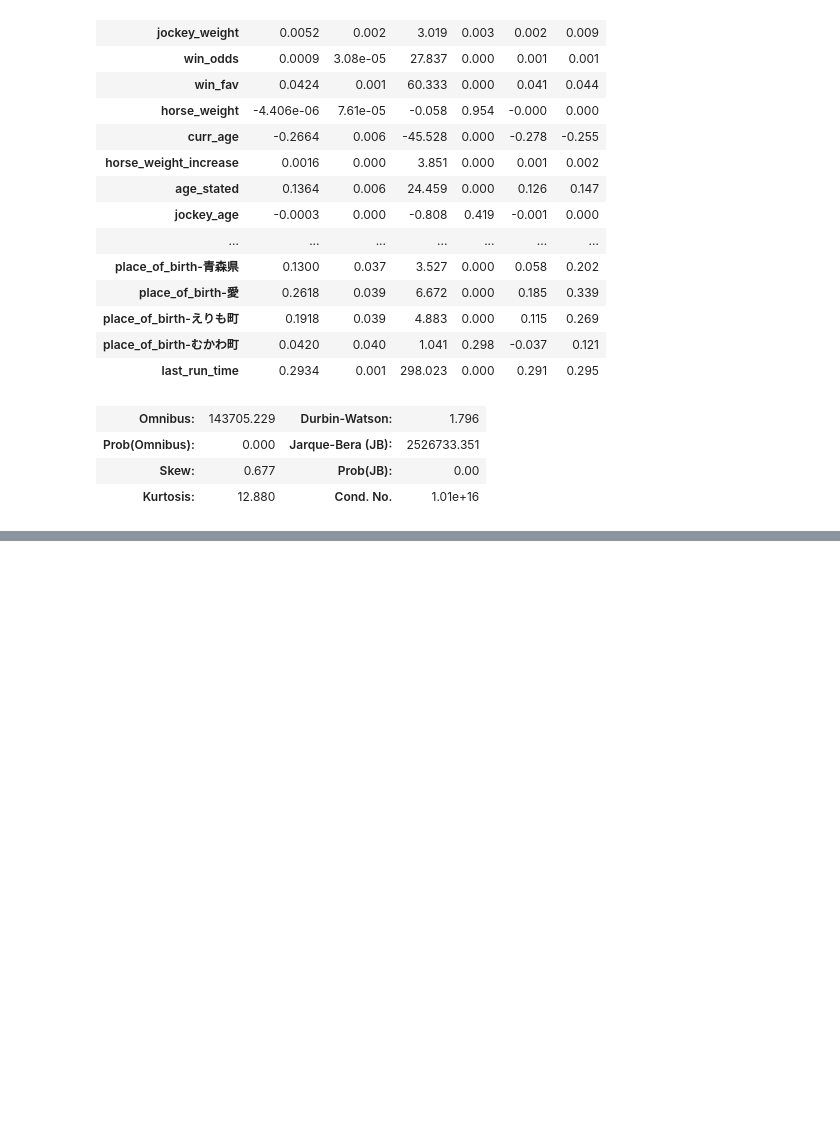
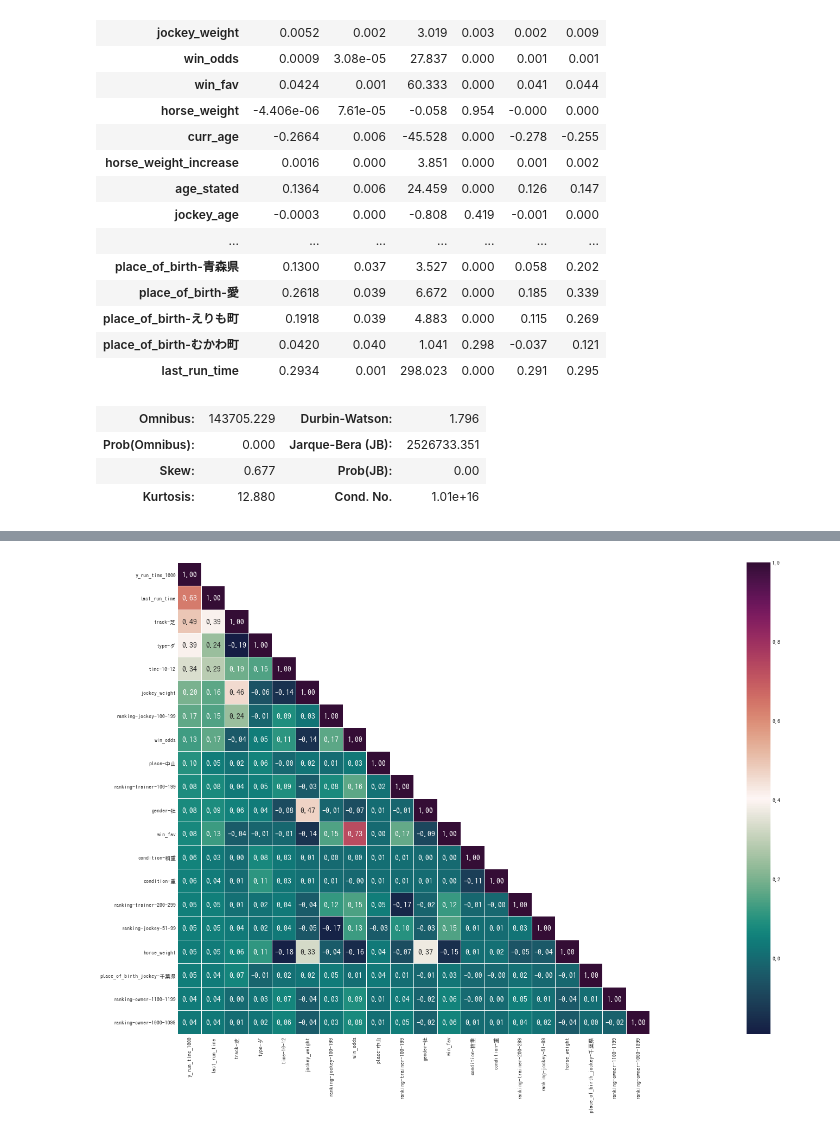
Before and after one commit to terryluzj/ba-fyp-sports-analytics, a Jupyter notebook: analysis/predictive/regression_analysis.ipynb, the cells around one changed output, grey strips where cells are left out. Saved outputs shown, nothing was run; the diff lists cells and outputs as text; code cells hidden in the pictures; blank space fills up the shorter version.

```diff
--- a/analysis/predictive/regression_analysis.ipynb
+++ b/analysis/predictive/regression_analysis.ipynb
@@ -201,12 +206,3 @@ OLS Regression Results
 | Prob(Omnibus): | 0.000 | Jarque-Bera (JB): | 2526733.351 |
 | Skew: | 0.677 | Prob(JB): | 0.00 |
 | Kurtosis: | 12.880 | Cond. No. | 1.01e+16 |
-# %%
-mpl.rcParams['figure.figsize'] = (32.0, 8.0)
-mpl.style.use('ggplot')
-plt.rcParams['font.family'] = 'IPAGothic'
-corr = new_df_full_diff.corr()
-cols = corr.nlargest(30, 'run_time_1000')['run_time_1000'].index
-cm = np.corrcoef(new_df_full_diff[cols].values.T)
-sns.heatmap(cm, cbar=True, annot=True, square=False, fmt='.2f',
-            yticklabels=cols.values, xticklabels=cols.values, cmap='RdYlBu_r')
@@ -215,0 +209,7 @@ sns.heatmap(cm, cbar=True, annot=True, square=False, fmt='.2f',
+# %%
+# Get data
+train, test, validation = load_data()
+combined = train.append(test).append(validation)
+combined = combined.drop(list(filter(lambda x: 'y_run_' in x and x != 'y_run_time_1000', combined.columns)), axis=1)
+combined = combined.loc[combined['last_run_time'] != 0]
+corr = combined.corr()
@@ -215,0 +221,14 @@ sns.heatmap(cm, cbar=True, annot=True, square=False, fmt='.2f',
+# %%
+# Plot correlation
+cols = corr.nlargest(20, 'y_run_time_1000')['y_run_time_1000'].index
+cm = np.corrcoef(combined[cols].values.T)
+mask = np.zeros_like(cm)
+mask[np.triu_indices_from(mask)] = True
+np.fill_diagonal(mask, 0)
+with sns.axes_style("white"):
+    mpl.rcParams['figure.figsize'] = (64.0, 16.0)
+    plt.rcParams['font.family'] = 'IPAGothic'
+    sns.heatmap(cm, cbar=True, annot=True, square=True, fmt='.2f', linewidths=.1, annot_kws={"size": 14},
+                yticklabels=cols.values, xticklabels=cols.values, cmap=cmocean.cm.curl, mask=mask)
+# %% [output]
+[figure, added]
```
Also changed, not shown: parts of 3 cells of this notebook, 6 other files.
